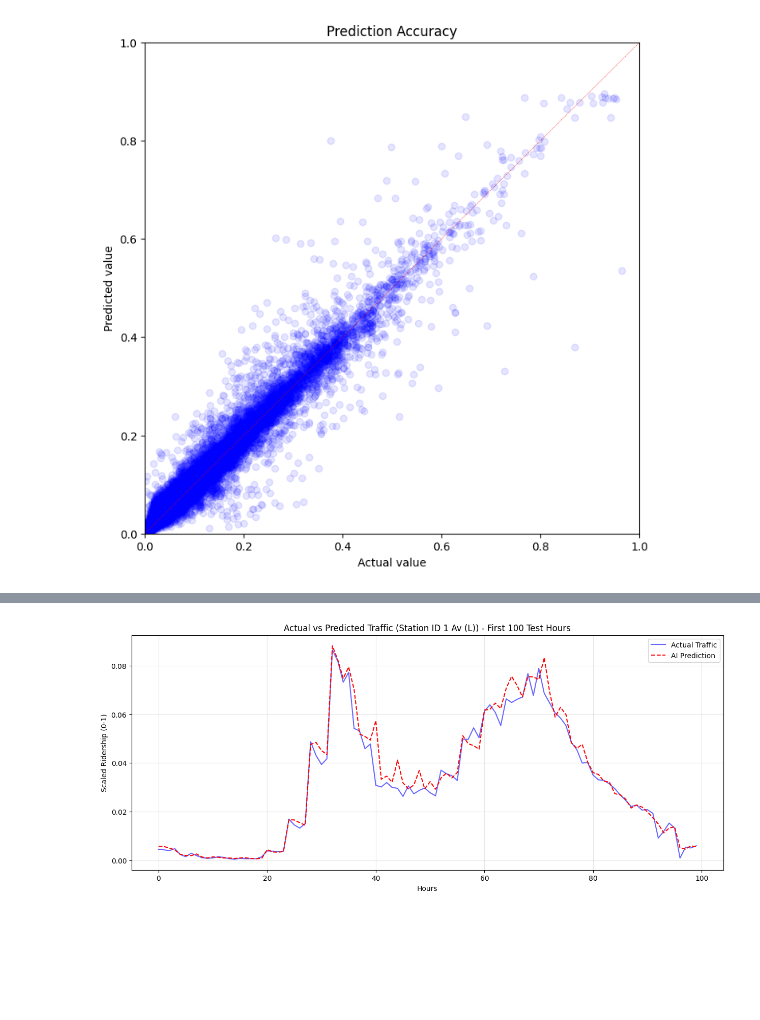
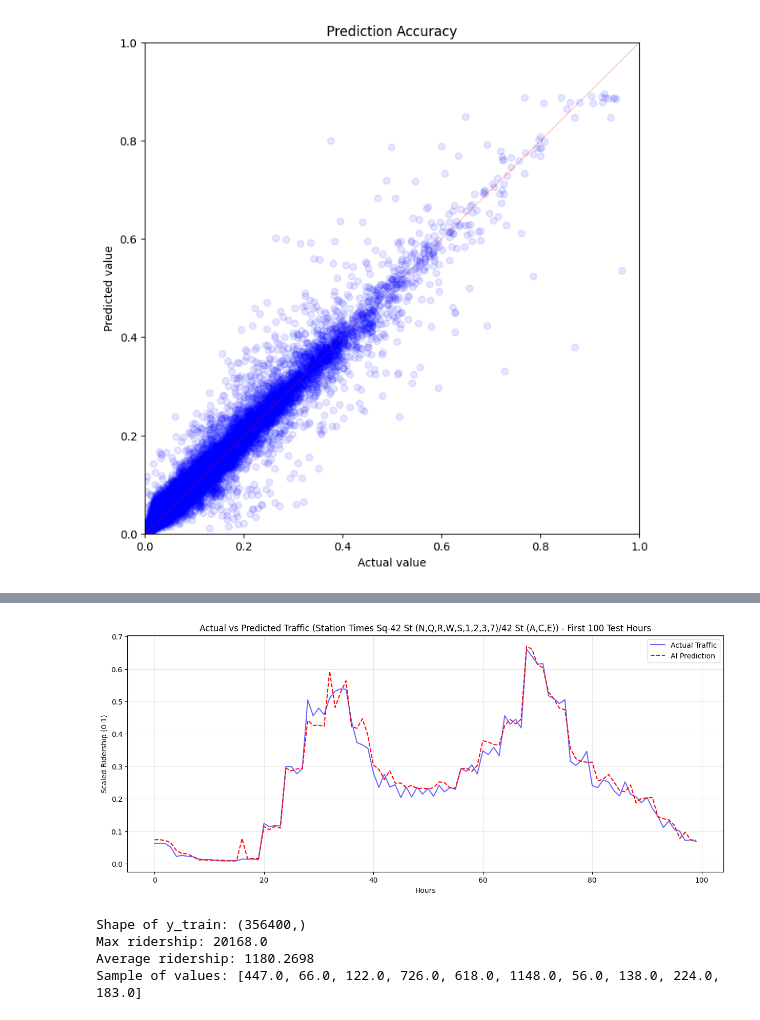
Before and after one commit to chyongha/subway_crowdness_prediction, a Jupyter notebook: model.ipynb, the cells around one changed output, grey strips where cells are left out. Drawn from its saved outputs; the diff is of its cells as text; code cells hidden in the pictures; blank space fills up the shorter version.

```diff
--- a/model.ipynb
+++ b/model.ipynb
@@ -117,21 +117,58 @@ Passing `palette` without assigning `hue` is deprecated and will be removed in v
 # %%
 results_df = X_test.copy()
 results_df['Actual'] = y_test
 results_df['Predicted'] = pred
 
-target_station = 0
+target_station = 48
 subset = results_df[results_df['station_enc'] == target_station]
 
 subset = subset.sort_values(by=['month', 'weekday', 'hour'])
 plt.figure(figsize=(15, 6))
 plt.plot(subset['Actual'].values[:100], label='Actual Traffic', color='blue', alpha=0.6)
 plt.plot(subset['Predicted'].values[:100], label='AI Prediction', color='red', linestyle='--')
 
 plt.title(f"Actual vs Predicted Traffic (Station {station_map[target_station]}) - First 100 Test Hours")
 plt.xlabel("Hours")
 plt.ylabel("Scaled Ridership (0-1)")
 plt.legend()
 plt.grid(True, alpha=0.3)
 plt.show()
 # %% [output]
-[figure, old version]
+[figure, new version]
+# %%
+df2 = pd.read_csv('nyc_subway_ml_data.csv')
+
+# label encoding - station
+le_enc = LabelEncoder()
+df2['station_enc'] = le_enc.fit_transform(df2['station'])
+
+#save map
+station_map = dict(zip(le_enc.transform(le_enc.classes_), le_enc.classes_))
+
+# one hot encoding - borough
+df2 = pd.get_dummies(df2, columns = ['borough'], prefix = 'boro')
+df2 = df2.drop(['station', 'transaction_time'], axis = 1)
+
+month_cutoff = 10
+training_data = df2[df2['month'] <= month_cutoff]
+X_train = training_data.drop('entry_per_hour', axis = 1)
+y_train = training_data['entry_per_hour']
+
+testing_data = df2[df2['month'] > month_cutoff]
+X_test = testing_data.drop('entry_per_hour', axis = 1)
+y_test = testing_data['entry_per_hour']
+
+X_train = X_train.astype('float32')
+y_train = y_train.astype('float32')
+X_test = X_test.astype('float32')
+y_test = y_test.astype('float32')
+
+print("Shape of y_train:", y_train.shape)
+print("Max ridership:", y_train.max())
+print("Average ridership:", y_train.mean())
+print("Sample of values:", y_train.head(10).tolist())
+# %% [output]
+Shape of y_train: (356400,)
+Max ridership: 20168.0
+Average ridership: 1180.2698
+Sample of values: [447.0, 66.0, 122.0, 726.0, 618.0, 1148.0, 56.0, 138.0, 224.0, 183.0]
```
Also changed, not shown: parts of 4 cells of this notebook, 1 other file.
